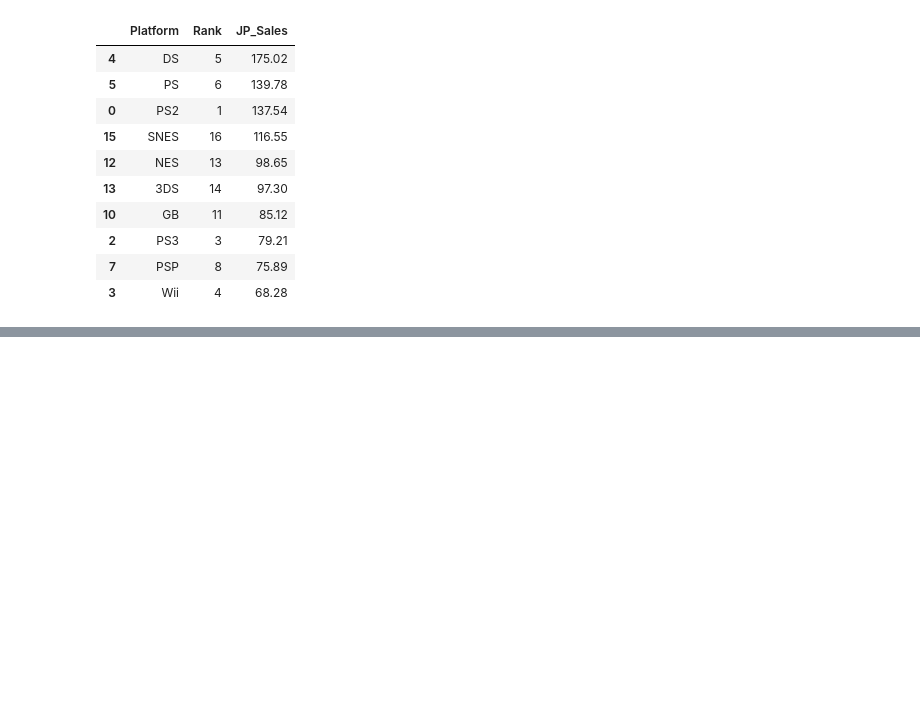
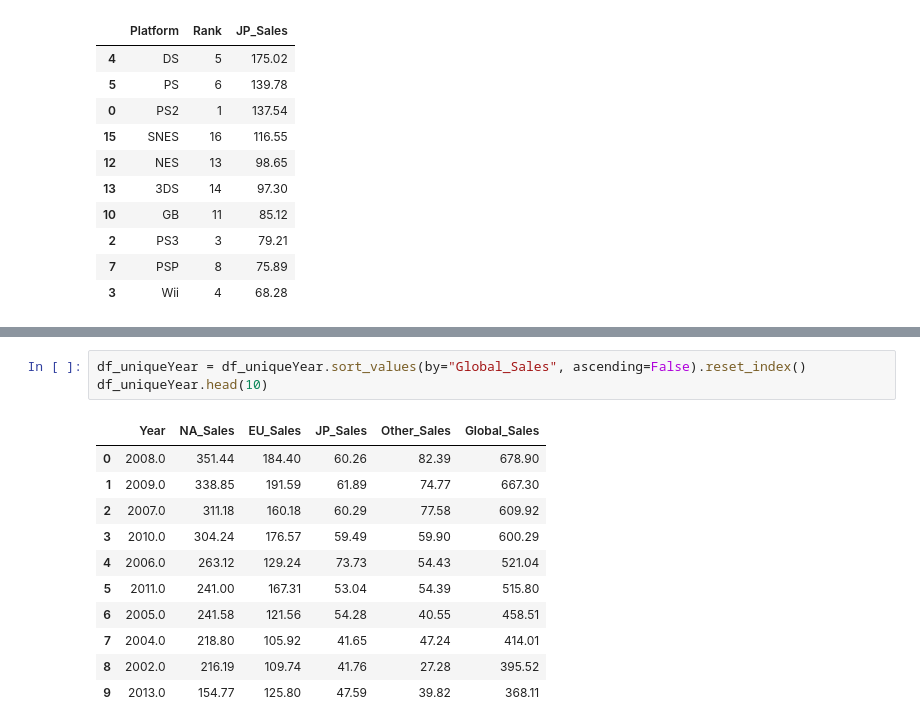
Before and after one commit to Marcuss2106/VideoGamesAnalysis, a Jupyter notebook: VideoGamesAnalysis.ipynb, the cells around one changed output, grey strips where cells are left out. Cells and saved outputs as stored; diff of their text form; blank space fills up the shorter version.

```diff
--- a/VideoGamesAnalysis.ipynb
+++ b/VideoGamesAnalysis.ipynb
@@ -267,0 +288,15 @@ df_uniquePlat[["Platform","Rank", "Other_Sales"]].head(10)
+# %%
+df_uniqueYear = df_uniqueYear.sort_values(by="Global_Sales", ascending=False).reset_index()
+df_uniqueYear.head(10)
+# %% [output]
+|  | Year | NA_Sales | EU_Sales | JP_Sales | Other_Sales | Global_Sales |
+| 0 | 2008.0 | 351.44 | 184.40 | 60.26 | 82.39 | 678.90 |
+| 1 | 2009.0 | 338.85 | 191.59 | 61.89 | 74.77 | 667.30 |
+| 2 | 2007.0 | 311.18 | 160.18 | 60.29 | 77.58 | 609.92 |
+| 3 | 2010.0 | 304.24 | 176.57 | 59.49 | 59.90 | 600.29 |
+| 4 | 2006.0 | 263.12 | 129.24 | 73.73 | 54.43 | 521.04 |
+| 5 | 2011.0 | 241.00 | 167.31 | 53.04 | 54.39 | 515.80 |
+| 6 | 2005.0 | 241.58 | 121.56 | 54.28 | 40.55 | 458.51 |
+| 7 | 2004.0 | 218.80 | 105.92 | 41.65 | 47.24 | 414.01 |
+| 8 | 2002.0 | 216.19 | 109.74 | 41.76 | 27.28 | 395.52 |
+| 9 | 2013.0 | 154.77 | 125.80 | 47.59 | 39.82 | 368.11 |
```
Also changed, not shown: parts of 13 cells of this notebook.
